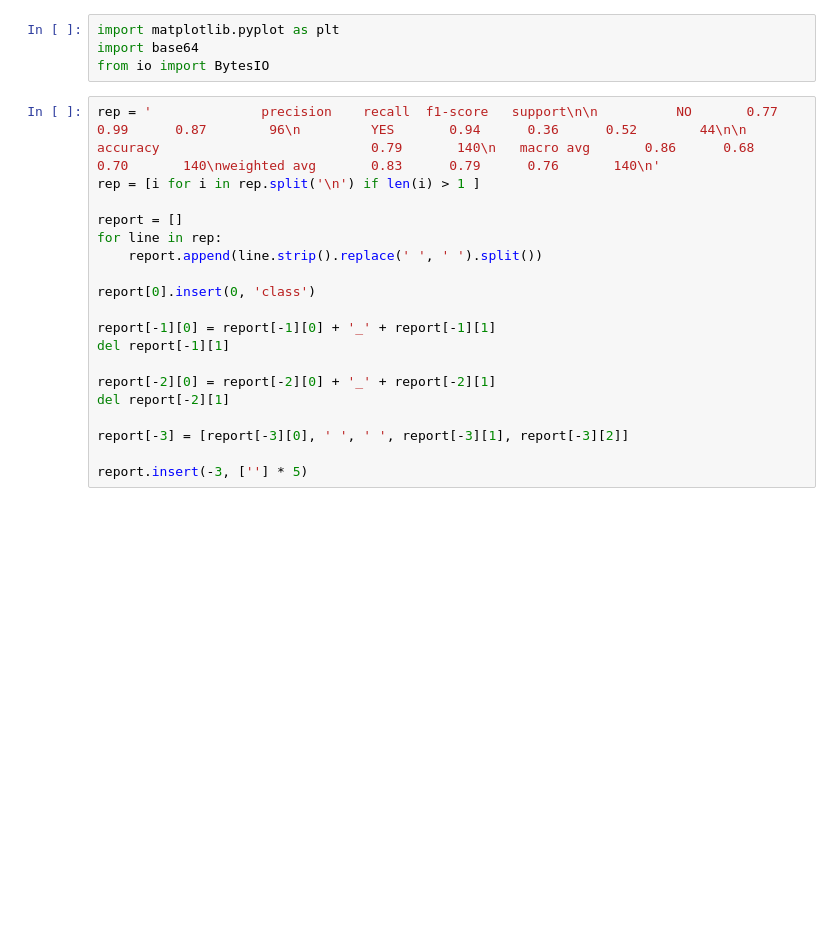
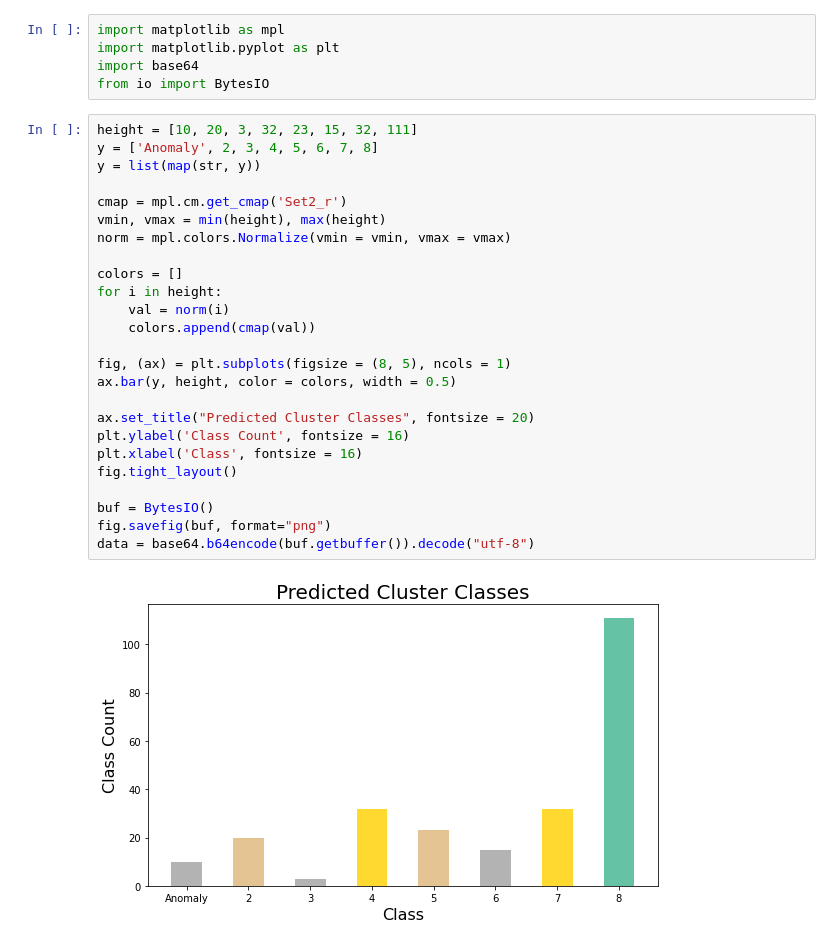
Before and after one commit to santhalakshminarayana/AutoML, a Jupyter notebook: AutoML.ipynb, the cells around one changed output. Cells and saved outputs as stored; diff of their text form; blank space fills up the shorter version.

```diff
--- a/AutoML.ipynb
+++ b/AutoML.ipynb
@@ -1,24 +1,33 @@
 # %%
+import matplotlib as mpl
 import matplotlib.pyplot as plt
 import base64
 from io import BytesIO
-# %%
-rep = '              precision    recall  f1-score   support\n\n          NO       0.77      0.99      0.87        96\n         YES       0.94      0.36      0.52        44\n\n    accuracy                           0.79       140\n   macro avg       0.86      0.68      0.70       140\nweighted avg       0.83      0.79      0.76       140\n'
-rep = [i for i in rep.split('\n') if len(i) > 1 ]
-
-report = []
-for line in rep:
-    report.append(line.strip().replace(' ', ' ').split())
-
-report[0].insert(0, 'class')
-
-report[-1][0] = report[-1][0] + '_' + report[-1][1]
-del report[-1][1]
-
-report[-2][0] = report[-2][0] + '_' + report[-2][1]
-del report[-2][1]
-
-report[-3] = [report[-3][0], ' ', ' ', report[-3][1], report[-3][2]]
-
-report.insert(-3, [''] * 5)
+# %%
+height = [10, 20, 3, 32, 23, 15, 32, 111]
+y = ['Anomaly', 2, 3, 4, 5, 6, 7, 8]
+y = list(map(str, y))
+
+cmap = mpl.cm.get_cmap('Set2_r')
+vmin, vmax = min(height), max(height)
+norm = mpl.colors.Normalize(vmin = vmin, vmax = vmax)
+
+colors = []
+for i in height:
+    val = norm(i)
+    colors.append(cmap(val))
+
+fig, (ax) = plt.subplots(figsize = (8, 5), ncols = 1)
+ax.bar(y, height, color = colors, width = 0.5)
+
+ax.set_title("Predicted Cluster Classes", fontsize = 20)
+plt.ylabel('Class Count', fontsize = 16)
+plt.xlabel('Class', fontsize = 16)
+fig.tight_layout()
+
+buf = BytesIO()
+fig.savefig(buf, format="png")
+data = base64.b64encode(buf.getbuffer()).decode("utf-8")
+# %% [output]
+[figure, added]
 # %%
```
Also changed, not shown: parts of 6 cells of this notebook, 15 other files.
